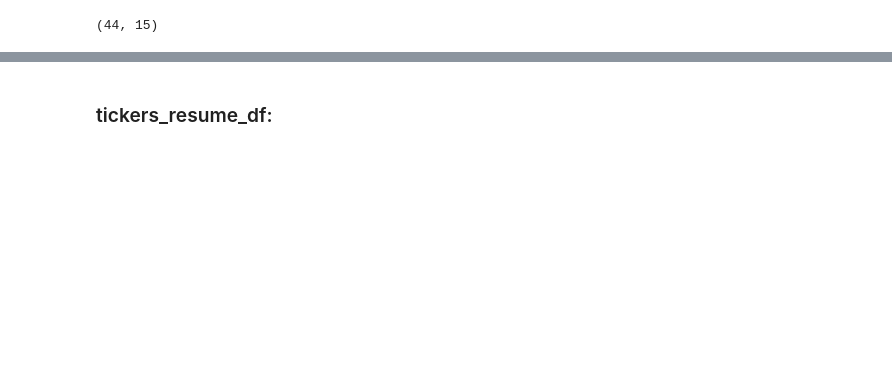
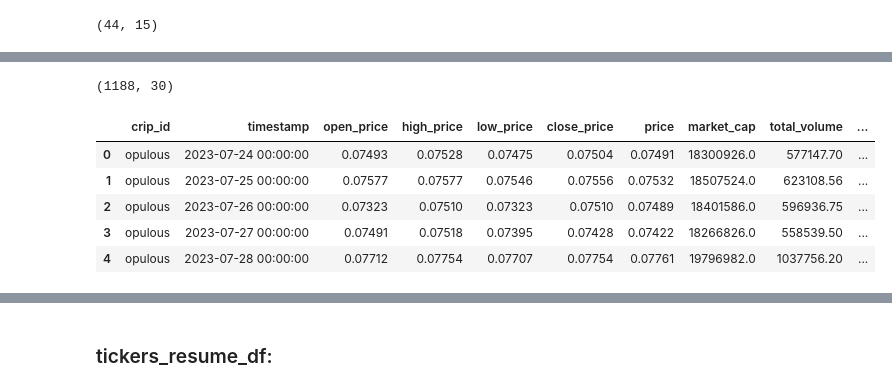
Before and after one commit to Lucaramallo/Cripto_analisis_lucaramallo, a Jupyter notebook: EDA_ETL_Hybrid_Analisis/EDA_ETL_Hybrid_Analisis.ipynb, the cells around one changed output, grey strips where cells are left out. Drawn from its saved outputs; the diff is of its cells as text; code cells hidden in the pictures; blank space fills up the shorter version.

```diff
--- a/EDA_ETL_Hybrid_Analisis/EDA_ETL_Hybrid_Analisis.ipynb
+++ b/EDA_ETL_Hybrid_Analisis/EDA_ETL_Hybrid_Analisis.ipynb
@@ -222,4 +216,4 @@ ranking_coingecko_df.shape
 # %%
 # Realizar el merge utilizando 'crip_id' y 'date'
-# merged_df_ohlc_prices_df_and_prices_df_and_ranking_coingecko_df = pd.merge(merged_df_ohlc_prices_df_and_prices_df, ranking_coingecko_df, on=['crip_id'])
+merged_df_ohlc_prices_df_and_prices_df_and_ranking_coingecko_df = pd.merge(merged_df_ohlc_prices_df_and_prices_df, ranking_coingecko_df, on=['crip_id'])
 # %%
@@ -244,0 +238,16 @@ ranking_coingecko_df.shape
+# %%
+merged_df_ohlc_prices_df_and_prices_df_and_ranking_coingecko_df.shape
+# %% [output]
+(1188, 30)
+# %%
+# Configurar pandas para mostrar todas las columnas
+pd.set_option('display.max_columns', None)
+# %%
+merged_df_ohlc_prices_df_and_prices_df_and_ranking_coingecko_df.head(5)
+# %% [output]
+|  | crip_id | timestamp | open_price | high_price | low_price | close_price | price | market_cap | total_volume | ... |
+| 0 | opulous | 2023-07-24 00:00:00 | 0.07493 | 0.07528 | 0.07475 | 0.07504 | 0.07491 | 18300926.0 | 577147.70 | ... |
+| 1 | opulous | 2023-07-25 00:00:00 | 0.07577 | 0.07577 | 0.07546 | 0.07556 | 0.07532 | 18507524.0 | 623108.56 | ... |
+| 2 | opulous | 2023-07-26 00:00:00 | 0.07323 | 0.07510 | 0.07323 | 0.07510 | 0.07489 | 18401586.0 | 596936.75 | ... |
+| 3 | opulous | 2023-07-27 00:00:00 | 0.07491 | 0.07518 | 0.07395 | 0.07428 | 0.07422 | 18266826.0 | 558539.50 | ... |
+| 4 | opulous | 2023-07-28 00:00:00 | 0.07712 | 0.07754 | 0.07707 | 0.07754 | 0.07761 | 19796982.0 | 1037756.20 | ... |
```
Also changed, not shown: parts of 7 cells of this notebook, 10 other files.
